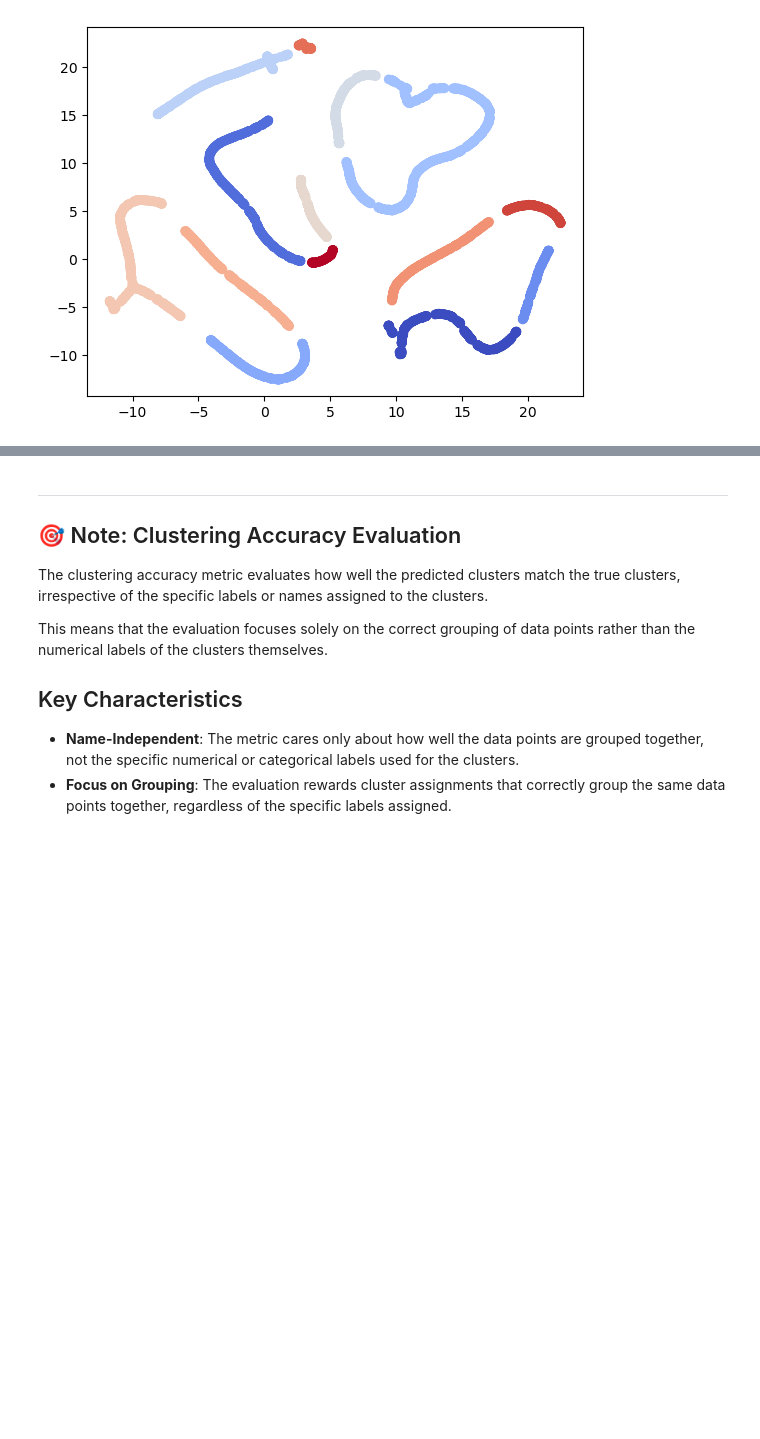
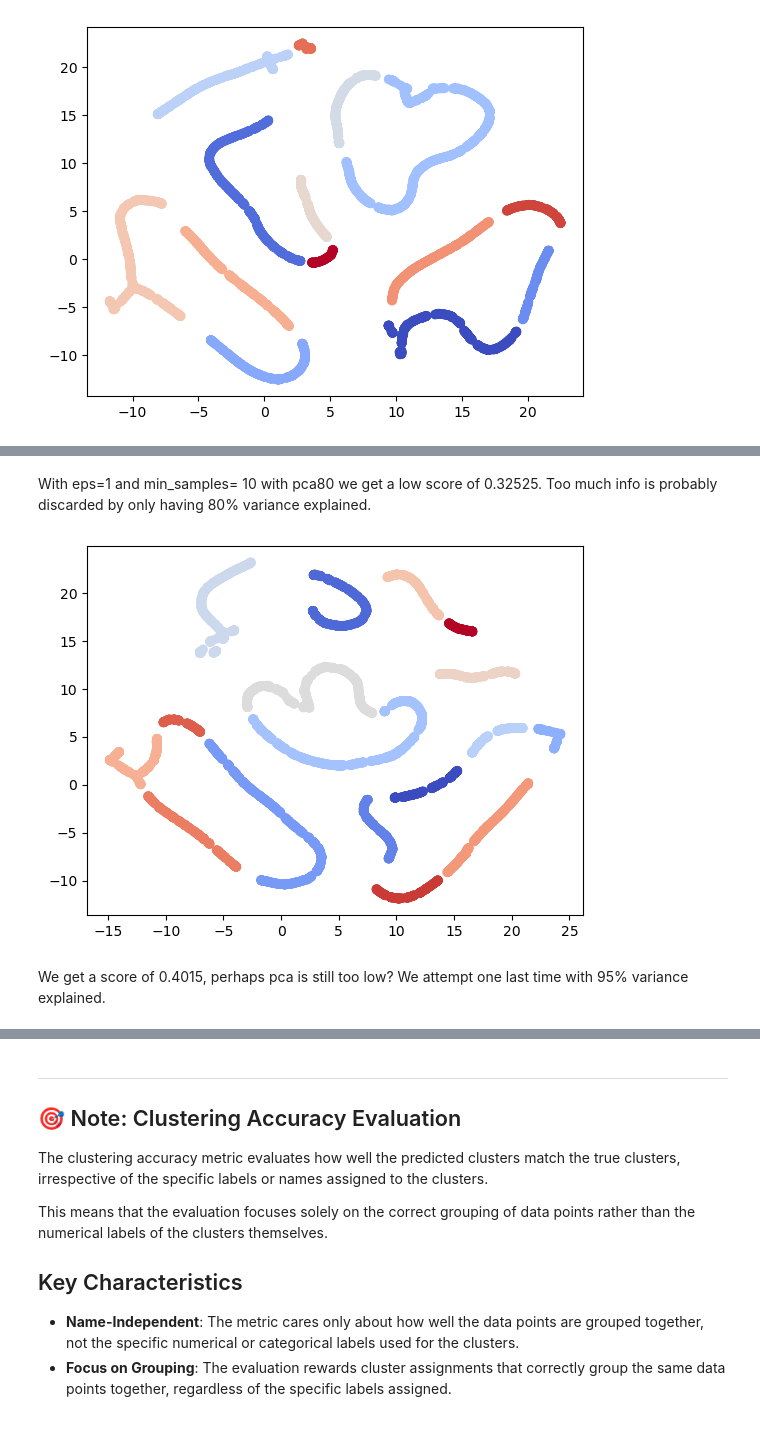
Before and after one commit to MKMC1/TDT4172, a Jupyter notebook: Assignment2_blueprint/Chapter_2.ipynb, the cells around one changed output, grey strips where cells are left out. Saved outputs shown, nothing was run; the diff lists cells and outputs as text; code cells hidden in the pictures; blank space fills up the shorter version.

```diff
--- a/Assignment2_blueprint/Chapter_2.ipynb
+++ b/Assignment2_blueprint/Chapter_2.ipynb
@@ -629,0 +637,9 @@ kmeans_model = KMeans(n_clusters=10, random_state=42)
+# %% [markdown]
+With eps=1 and min_samples= 10 with pca80 we get a low score of 0.32525. Too much info is probably discarded by only having 80% variance explained.
+# %%
+dbscan_model90 = DBSCAN(eps=1, min_samples=10)
+dbscan_results_pca90_eps1 = dbscan_model90.fit_predict(umap_results_pca90)
+plt.scatter(umap_results_pca90[:, 0], umap_results_pca90[:, 1], c=dbscan_results_pca90_eps1, cmap='coolwarm')
+plt.show()
+# %% [output]
+[figure, added]
@@ -629,0 +652,2 @@ kmeans_model = KMeans(n_clusters=10, random_state=42)
+# %% [markdown]
+We get a score of 0.4015, perhaps pca is still too low? We attempt one last time with 95% variance explained.
```
Also changed, not shown: parts of 26 cells of this notebook, 1 other file.
